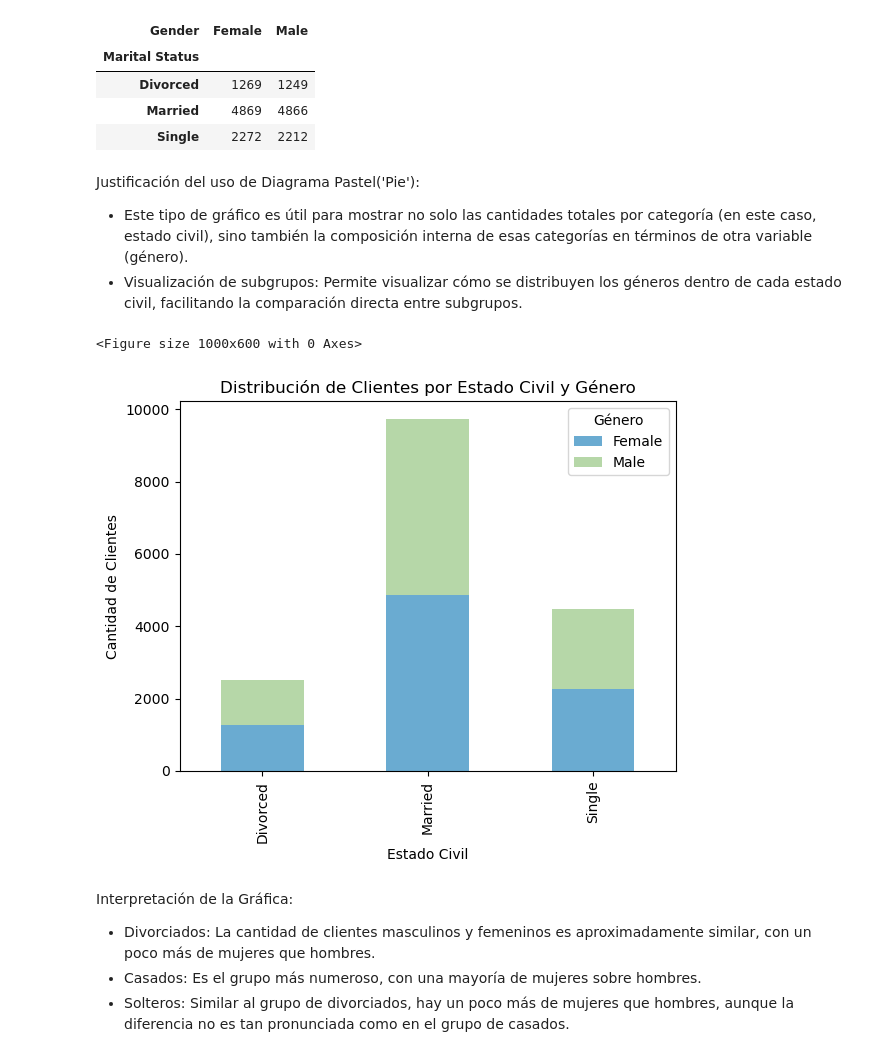
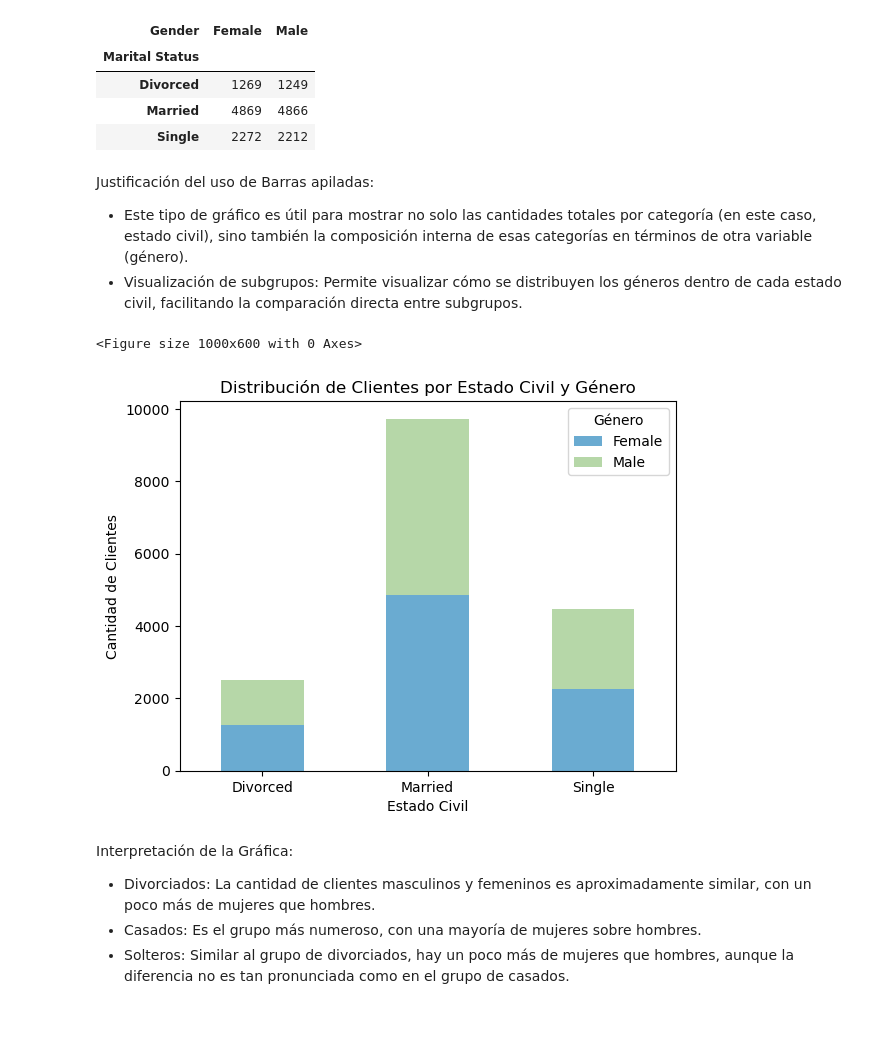
Before and after one commit to Patri-EGG/Visualizacion-en-Python-Pandas-AB-Testing--Promo-H-DA-modulo3-evaluacion-final-Patricia-Gonzalez, a Jupyter notebook: Analisis-de-Datos-de-Clientes-de-Aerolíneas-Patricia-Gonzalez.ipynb, the cells around one changed output. Cells and saved outputs as stored; diff of their text form; code cells hidden in the pictures; blank space fills up the shorter version.

```diff
--- a/Analisis-de-Datos-de-Clientes-de-Aerolíneas-Patricia-Gonzalez.ipynb
+++ b/Analisis-de-Datos-de-Clientes-de-Aerolíneas-Patricia-Gonzalez.ipynb
@@ -359,19 +351,20 @@ tabla_contingencia_marital_gender
 | Married | 4869 | 4866 |
 | Single | 2272 | 2212 |
 # %% [markdown]
-Justificación del uso de Diagrama Pastel('Pie'):
+Justificación del uso de Barras apiladas:
 - Este tipo de gráfico es útil para mostrar no solo las cantidades totales por categoría (en este caso, estado civil), sino también la composición interna de esas categorías en términos de otra variable (género).
 - Visualización de subgrupos: Permite visualizar cómo se distribuyen los géneros dentro de cada estado civil, facilitando la comparación directa entre subgrupos.
 # %%
 plt.figure(figsize=(10, 6))
-tabla_contingencia_marital_gender.plot(kind='bar', stacked=True, color=['#6aabd1', '#b6d7a8'])
+tabla_contingencia_marital_gender.plot(kind='bar', stacked=True, color=['#6aabd1', '#b6d7a8']) # Usamos 'stacked=True'(stacked: uno sobre el otro) para mejor entendimiento y menos barras
 plt.title('Distribución de Clientes por Estado Civil y Género')
+plt.xticks(rotation =0)
 plt.ylabel('Cantidad de Clientes')
 plt.xlabel('Estado Civil')
 plt.legend(title='Género');
 # %% [output]
 <Figure size 1000x600 with 0 Axes>
-[figure, old version]
+[figure, new version]
 # %% [markdown]
 Interpretación de la Gráfica:
 - Divorciados: La cantidad de clientes masculinos y femeninos es aproximadamente similar, con un poco más de mujeres que hombres.
```
Also changed, not shown: parts of 19 cells of this notebook.
